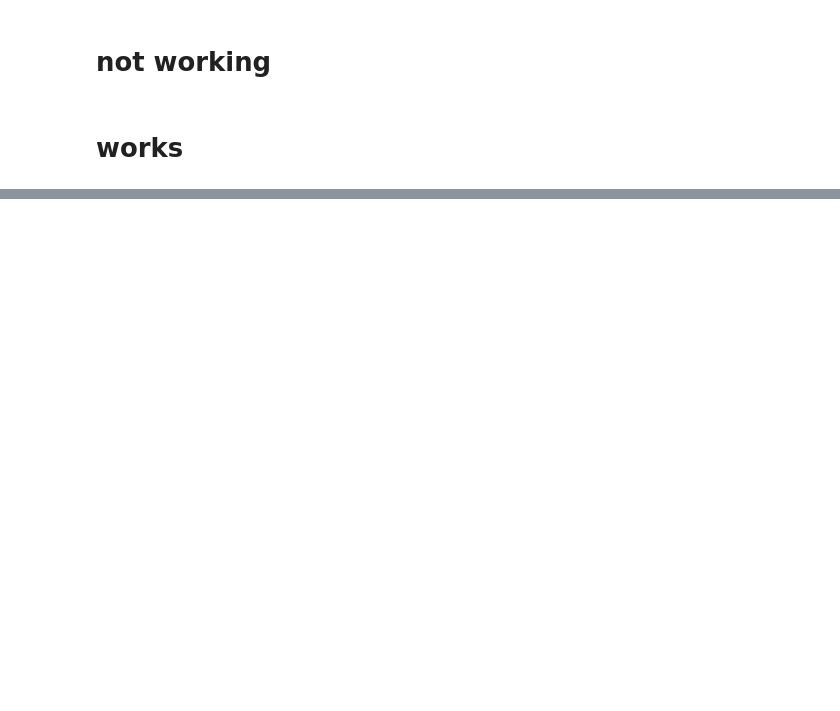
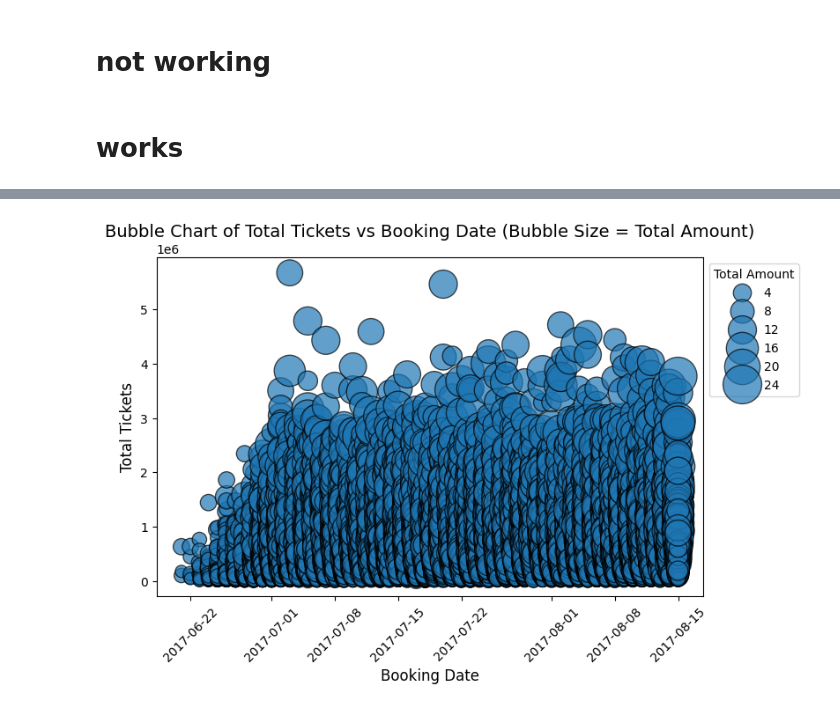
Before and after one commit to Daviedavie100/SQL_Projects, a Jupyter notebook: data.ipynb, the cells around one changed output, grey strips where cells are left out. Saved outputs shown, nothing was run; the diff lists cells and outputs as text; code cells hidden in the pictures; blank space fills up the shorter version.

```diff
--- a/data.ipynb
+++ b/data.ipynb
@@ -1207,2 +1275,30 @@ Running query in 'sqlite:///C:/Users/Davie/Downloads/archive/travel.sqlite'
 Truncated to displaylimit of 10.
+# %%
+# Convert 'booking_date' to datetime for proper plotting
+df['booking_date'] = pd.to_datetime(df['booking_date'])
+
+# Create bubble chart
+plt.figure(figsize=(8, 5))
+sns.scatterplot(
+    data=df,
+    x='booking_date',
+    y='total_amount',
+    size='total_tickets',
+
+    sizes=(100, 1000),  # Adjust bubble size scale
+    palette='viridis',  # Use a color gradient
+    edgecolor='black',
+    alpha=0.7
+)
+
+# Labels and title
+plt.xlabel('Booking Date', fontsize=12)
+plt.ylabel('Total Tickets', fontsize=12)
+plt.title('Bubble Chart of Total Tickets vs Booking Date (Bubble Size = Total Amount)', fontsize=14)
+plt.xticks(rotation=45)  # Rotate x-axis labels for readability
+plt.legend(title='Total Amount', loc='upper left', bbox_to_anchor=(1,1))
+
+plt.show()
+# %% [output]
+[figure, added]
 # %%
```
Also changed, not shown: parts of 5 cells of this notebook.
